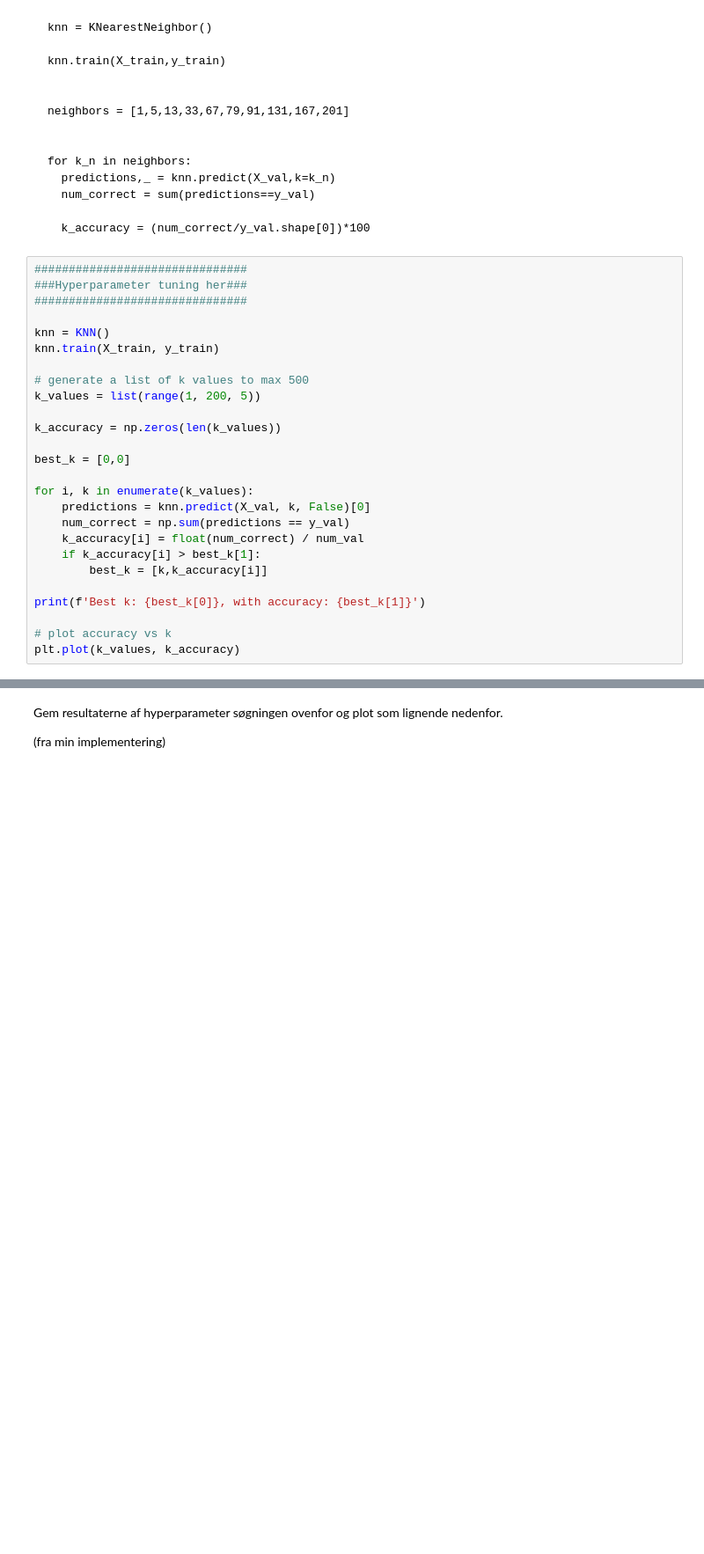
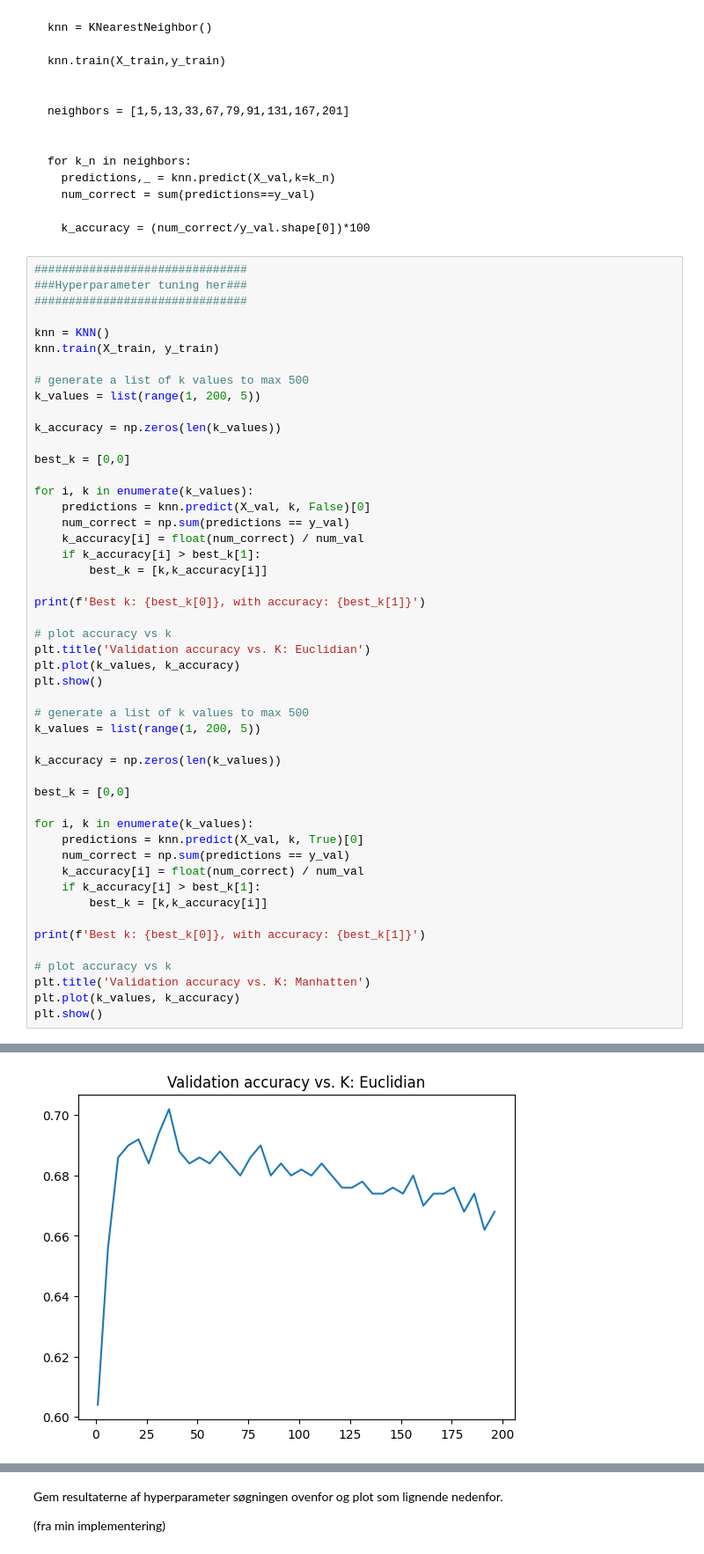
Before and after one commit to Joergenson/dsa-sdu-e24, a Jupyter notebook: Assignment 1/Deep_Learning_Assignment1_1_kNN.ipynb, the cells around one changed output, grey strips where cells are left out. Shown at 88% size. Cells and saved outputs as stored; diff of their text form; blank space fills up the shorter version.

```diff
--- a/Assignment 1/Deep_Learning_Assignment1_1_kNN.ipynb
+++ b/Assignment 1/Deep_Learning_Assignment1_1_kNN.ipynb
@@ -395,28 +395,52 @@ Søg efter den optimale værdi for k (og evt. afstandsmetrik) ved at loope over
 # %%
 ###############################
 ###Hyperparameter tuning her###
 ###############################
 
 knn = KNN()
 knn.train(X_train, y_train)
 
 # generate a list of k values to max 500
 k_values = list(range(1, 200, 5))
 
 k_accuracy = np.zeros(len(k_values))
 
 best_k = [0,0]
 
 for i, k in enumerate(k_values):
     predictions = knn.predict(X_val, k, False)[0]
     num_correct = np.sum(predictions == y_val)
     k_accuracy[i] = float(num_correct) / num_val
     if k_accuracy[i] > best_k[1]:
         best_k = [k,k_accuracy[i]]
 
 print(f'Best k: {best_k[0]}, with accuracy: {best_k[1]}')
 
 # plot accuracy vs k
+plt.title('Validation accuracy vs. K: Euclidian')
 plt.plot(k_values, k_accuracy)
+plt.show()
+
+# generate a list of k values to max 500
+k_values = list(range(1, 200, 5))
+
+k_accuracy = np.zeros(len(k_values))
+
+best_k = [0,0]
+
+for i, k in enumerate(k_values):
+    predictions = knn.predict(X_val, k, True)[0]
+    num_correct = np.sum(predictions == y_val)
+    k_accuracy[i] = float(num_correct) / num_val
+    if k_accuracy[i] > best_k[1]:
+        best_k = [k,k_accuracy[i]]
+
+print(f'Best k: {best_k[0]}, with accuracy: {best_k[1]}')
+
+# plot accuracy vs k
+plt.title('Validation accuracy vs. K: Manhatten')
+plt.plot(k_values, k_accuracy)
+plt.show()
 # %% [output]
 Best k: 36, with accuracy: 0.702
+[figure, new version]
```
Also changed, not shown: parts of 2 cells of this notebook, 4 other files.
